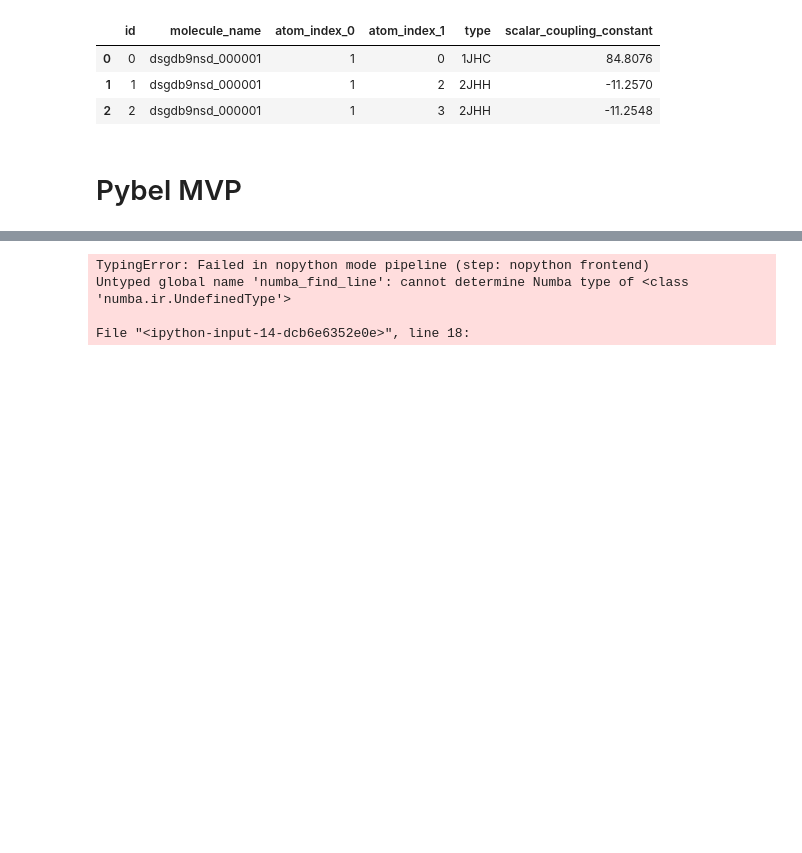
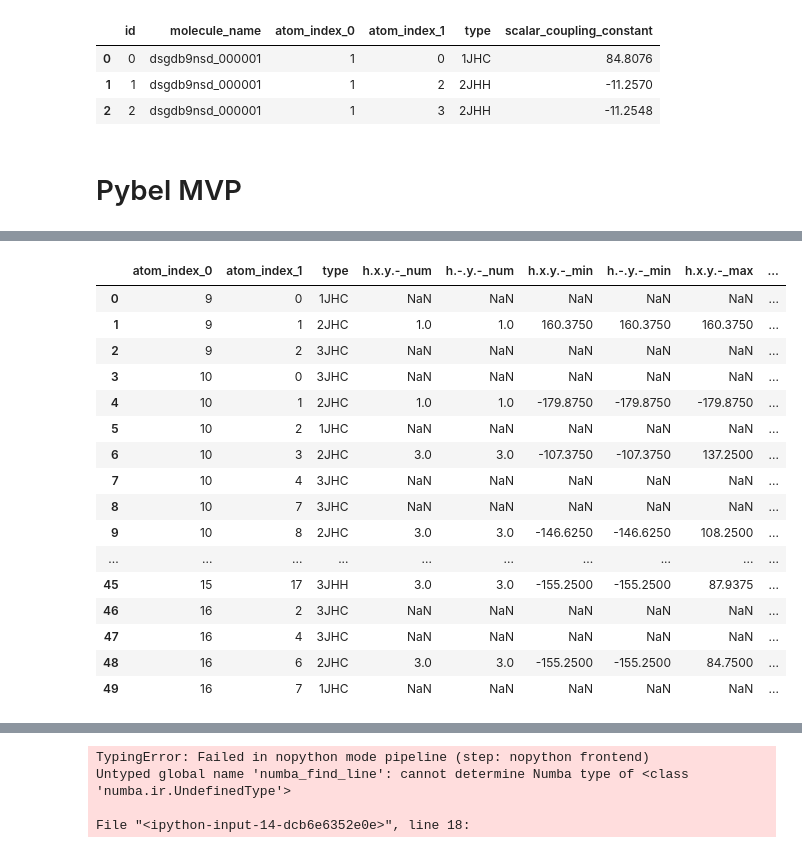
Before and after one commit to miguel-rita/remote-five, a Jupyter notebook: notebooks/burn_EDA.ipynb, the cells around one changed output, grey strips where cells are left out. Drawn from its saved outputs; the diff is of its cells as text; code cells hidden in the pictures; blank space fills up the shorter version.

```diff
--- a/notebooks/burn_EDA.ipynb
+++ b/notebooks/burn_EDA.ipynb
@@ -160,3 +140,27 @@ c.head(200)
+# %%
+fs = ['h.x.y.-', 'h.-.y.-']
+ffs = ['atom_index_0', 'atom_index_1', 'type']
+for a in ['num', 'min', 'max', 'avg']:
+    ffs.extend([f'{fs_}_{a}' for fs_ in fs])
+c.loc[:, ffs].head(50)
+# %% [output]
+|  | atom_index_0 | atom_index_1 | type | h.x.y.-_num | h.-.y.-_num | h.x.y.-_min | h.-.y.-_min | h.x.y.-_max | ... |
+| 0 | 9 | 0 | 1JHC | NaN | NaN | NaN | NaN | NaN | ... |
+| 1 | 9 | 1 | 2JHC | 1.0 | 1.0 | 160.3750 | 160.3750 | 160.3750 | ... |
+| 2 | 9 | 2 | 3JHC | NaN | NaN | NaN | NaN | NaN | ... |
+| 3 | 10 | 0 | 3JHC | NaN | NaN | NaN | NaN | NaN | ... |
+| 4 | 10 | 1 | 2JHC | 1.0 | 1.0 | -179.8750 | -179.8750 | -179.8750 | ... |
+| 5 | 10 | 2 | 1JHC | NaN | NaN | NaN | NaN | NaN | ... |
+| 6 | 10 | 3 | 2JHC | 3.0 | 3.0 | -107.3750 | -107.3750 | 137.2500 | ... |
+| 7 | 10 | 4 | 3JHC | NaN | NaN | NaN | NaN | NaN | ... |
+| 8 | 10 | 7 | 3JHC | NaN | NaN | NaN | NaN | NaN | ... |
+| 9 | 10 | 8 | 2JHC | 3.0 | 3.0 | -146.6250 | -146.6250 | 108.2500 | ... |
+| ... | ... | ... | ... | ... | ... | ... | ... | ... | ... |
+| 45 | 15 | 17 | 3JHH | 3.0 | 3.0 | -155.2500 | -155.2500 | 87.9375 | ... |
+| 46 | 16 | 2 | 3JHC | NaN | NaN | NaN | NaN | NaN | ... |
+| 47 | 16 | 4 | 3JHC | NaN | NaN | NaN | NaN | NaN | ... |
+| 48 | 16 | 6 | 2JHC | 3.0 | 3.0 | -155.2500 | -155.2500 | 84.7500 | ... |
+| 49 | 16 | 7 | 1JHC | NaN | NaN | NaN | NaN | NaN | ... |
 # %%
 plot_molecule(mol_file.split('/')[-1].split('.')[0], struct)
 # %% [output]
```
Also changed, not shown: parts of 1 cell of this notebook, 6 other files.
